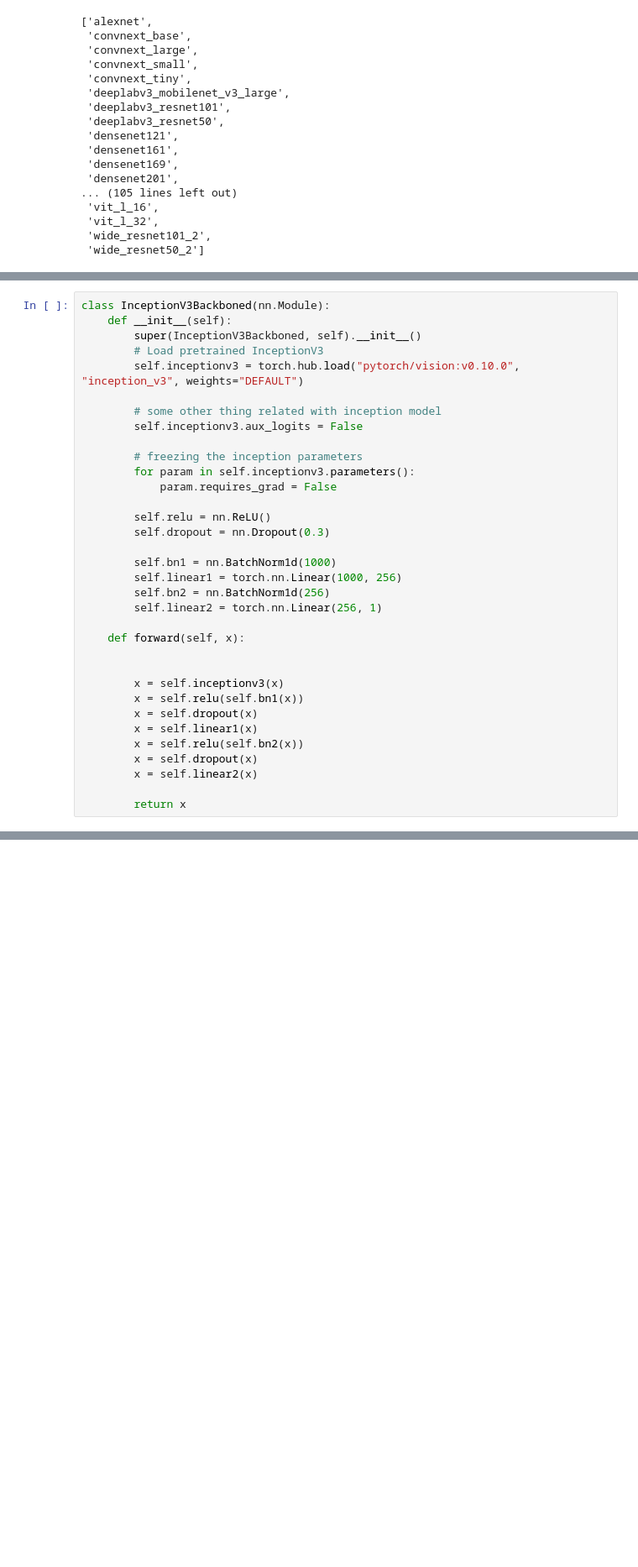
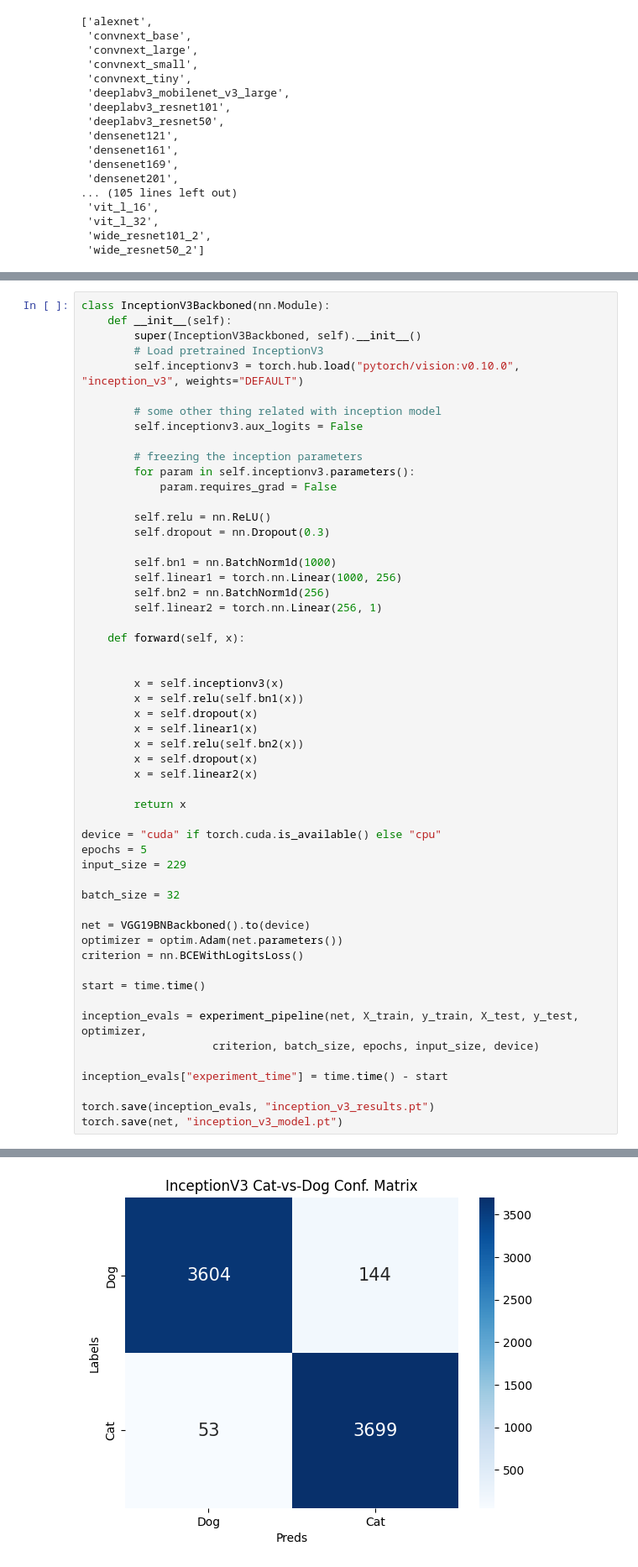
Before and after one commit to oguzaliarslan/pet_classification, a Jupyter notebook: catvsdog-modeling.ipynb, the cells around one changed output, grey strips where cells are left out. Shown at 84% size. Drawn from its saved outputs; the diff is of its cells as text; blank space fills up the shorter version.

```diff
--- a/catvsdog-modeling.ipynb
+++ b/catvsdog-modeling.ipynb
@@ -171,3 +245,24 @@ class InceptionV3Backboned(nn.Module):
         x = self.linear2(x)
 
         return x
+
+device = "cuda" if torch.cuda.is_available() else "cpu"
+epochs = 5
+input_size = 229
+
+batch_size = 32
+
+net = VGG19BNBackboned().to(device)
+optimizer = optim.Adam(net.parameters())
+criterion = nn.BCEWithLogitsLoss()
+
+start = time.time()
+
+inception_evals = experiment_pipeline(net, X_train, y_train, X_test, y_test, optimizer,
+                    criterion, batch_size, epochs, input_size, device)
+
+inception_evals["experiment_time"] = time.time() - start
+
+torch.save(inception_evals, "inception_v3_results.pt")
+torch.save(net, "inception_v3_model.pt")
+# %% [output]
@@ -173,0 +286 @@ class InceptionV3Backboned(nn.Module):
+[figure, added]
```
Also changed, not shown: parts of 26 cells of this notebook, 7 other files.
